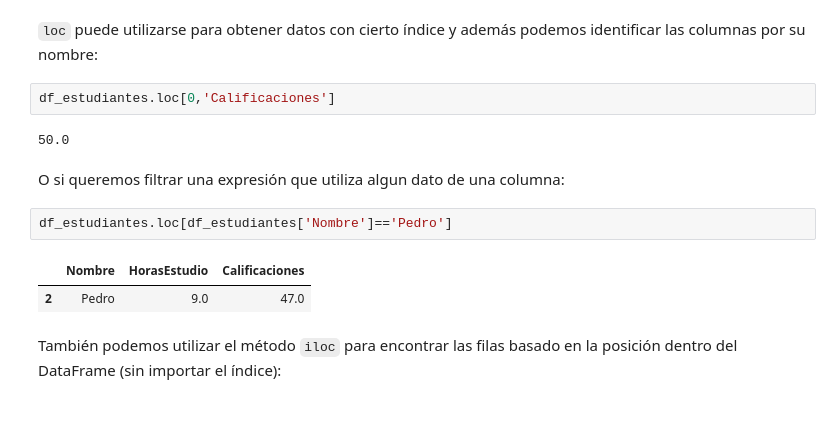
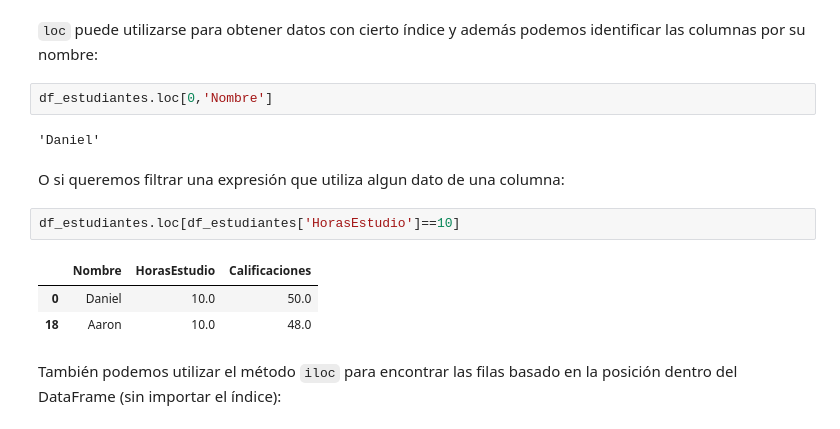
Before and after one commit to KZuleika/python-data-analysis, a Jupyter notebook: Notebooks/data_analysis.ipynb, the cells around one changed output. Saved outputs shown, nothing was run; the diff lists cells and outputs as text.

````diff
--- a/Notebooks/data_analysis.ipynb
+++ b/Notebooks/data_analysis.ipynb
@@ -150,16 +150,17 @@ df_estudiantes.loc[0:5]
 # %% [markdown]
 ``loc`` puede utilizarse para obtener datos con cierto índice y además podemos identificar las columnas por su nombre:
 # %%
-df_estudiantes.loc[0,'Calificaciones']
+df_estudiantes.loc[0,'Nombre']
 # %% [output]
-50.0
+'Daniel'
 # %% [markdown]
 O si queremos filtrar una expresión que utiliza algun dato de una columna:
 # %%
-df_estudiantes.loc[df_estudiantes['Nombre']=='Pedro']
+df_estudiantes.loc[df_estudiantes['HorasEstudio']==10]
 # %% [output]
 |  | Nombre | HorasEstudio | Calificaciones |
-| 2 | Pedro | 9.0 | 47.0 |
+| 0 | Daniel | 10.0 | 50.0 |
+| 18 | Aaron | 10.0 | 48.0 |
 # %% [markdown]
 También podemos utilizar el método ```iloc``` para encontrar las filas basado en la posición dentro del DataFrame (sin importar el índice):
 # %%
````
Also changed, not shown: parts of 4 cells of this notebook.
